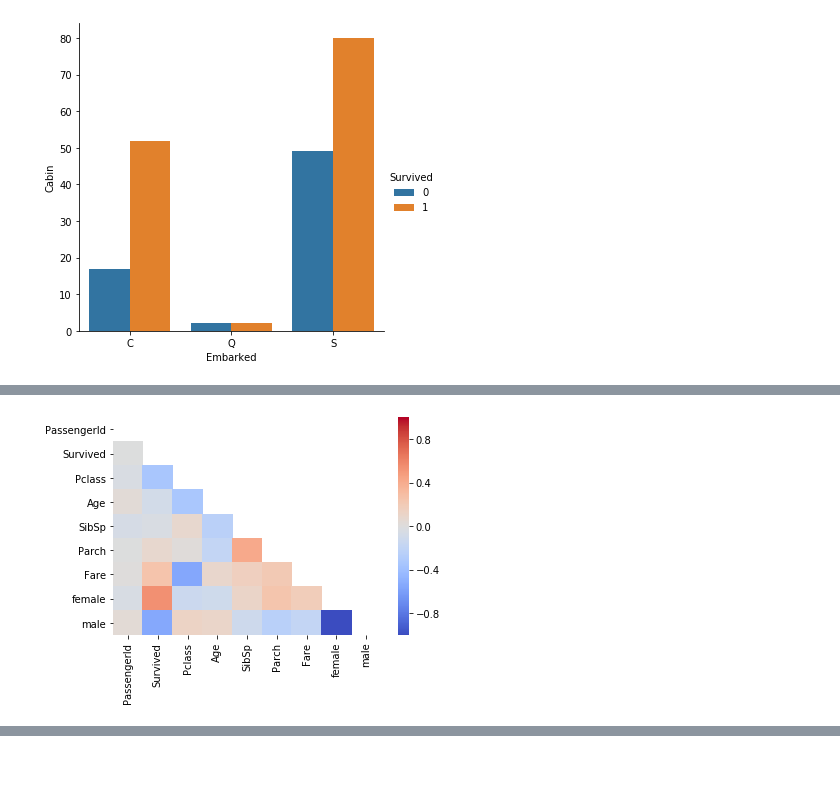
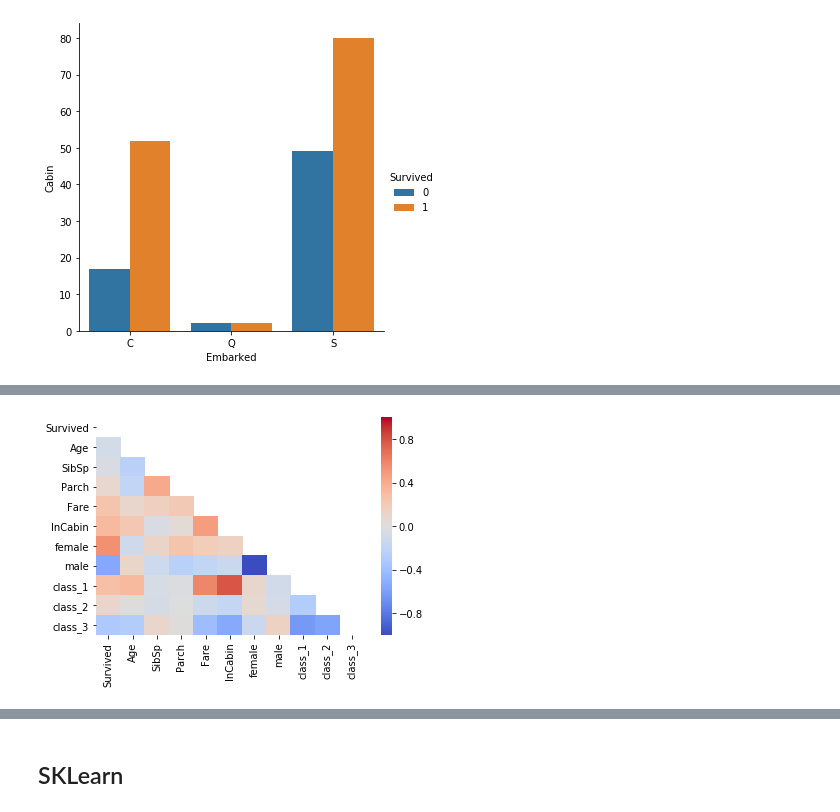
Before and after one commit to PatrickFlynn/Titanic_Prediction, a Jupyter notebook: Titanic EDA.ipynb, the cells around one changed output, grey strips where cells are left out. Saved outputs shown, nothing was run; the diff lists cells and outputs as text; code cells hidden in the pictures; blank space fills up the shorter version.

```diff
--- a/Titanic EDA.ipynb
+++ b/Titanic EDA.ipynb
@@ -60,0 +97,4 @@ df.loc[null_age.index, 'Age'] = null_age
+# %%
+scaler = StandardScaler()
+df['Age'] = scaler.fit_transform(np.array(df.Age).reshape(-1,1))
+df['Fare'] = scaler.fit_transform(np.array(df.Fare).reshape(-1,1))
@@ -60,0 +113,5 @@ df.loc[null_age.index, 'Age'] = null_age
+# %%
+class_dummies = pd.get_dummies(df['Pclass'])
+class_dummies_names = ['class_' + str(x) for x in class_dummies.columns.to_list()]
+# %%
+df[class_dummies_names] = class_dummies
@@ -60,0 +120,4 @@ df.loc[null_age.index, 'Age'] = null_age
+# %%
+df = df.drop(df[df['Embarked'].isna()].index)
+drop_columns = ['PassengerId', 'Sex', 'Ticket', 'Cabin', 'Name', 'Embarked', 'Pclass']
+df_filtered = df.drop(drop_columns, axis=1)
@@ -159,6 +222,6 @@ df.drop(['Sex'], axis=1)
 # %%
-sns.heatmap(df.corr(), mask=np.triu(np.ones_like(df.corr())), cmap='coolwarm')
+sns.heatmap(df_filtered.corr(), mask=np.triu(np.ones_like(df_filtered.corr())), cmap='coolwarm')
 plt.show()
-df.corr()
+df_filtered.corr()
 # %% [output]
-[figure, old version]
+[figure, new version]
@@ -174,0 +240,2 @@ df.corr()
+# %% [markdown]
+## SKLearn
```
Also changed, not shown: parts of 29 cells of this notebook.
